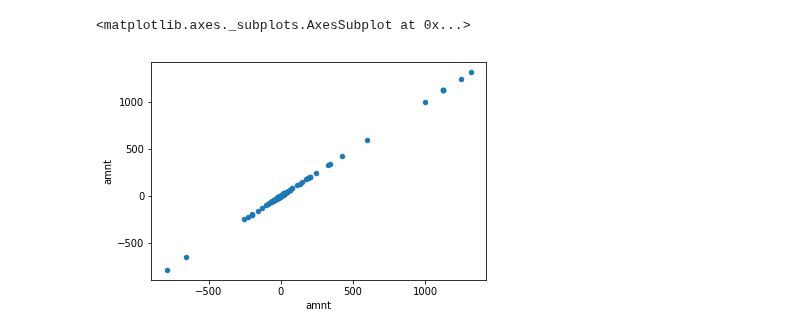
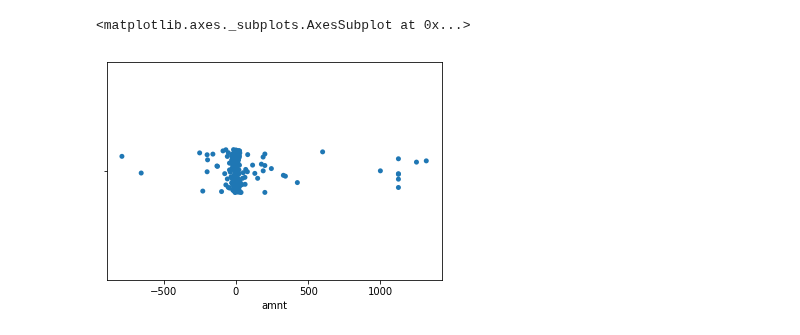
Before and after one commit to geezerbriefs/xpspython, a Jupyter notebook: personal/finance/munge venmo.ipynb, the cells around one changed output. Drawn from its saved outputs; the diff is of its cells as text; code cells hidden in the pictures.

```diff
--- a/personal/finance/munge venmo.ipynb
+++ b/personal/finance/munge venmo.ipynb
@@ -59,11 +69,11 @@ def get_dtime (string):
 df['Datetime'] = df['Datetime'].apply(get_dtime)
 # %%
 df = df.loc[:, ['Datetime', 'Note', 'From', 'To', 'amnt']]
-# %%
-df.plot.scatter(x='amnt', y='amnt')
-# %% [output]
-<matplotlib.axes._subplots.AxesSubplot at 0x...>
-[figure, removed]
+# %%
+sns.stripplot(x=df['amnt'])
+# %% [output]
+<matplotlib.axes._subplots.AxesSubplot at 0x...>
+[figure, added]
 # %%
 df.loc[df['From'] == 'Lauren Malone']
 
```
Also changed, not shown: parts of 4 cells of this notebook, 6 other files.
